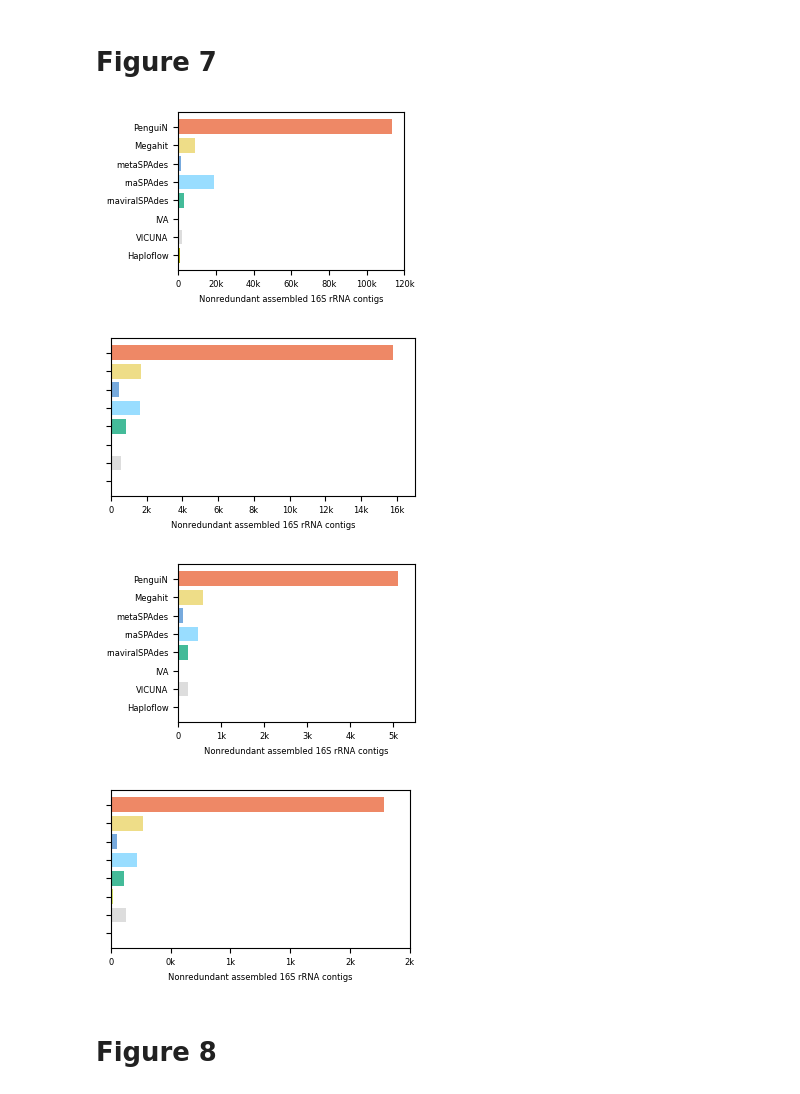
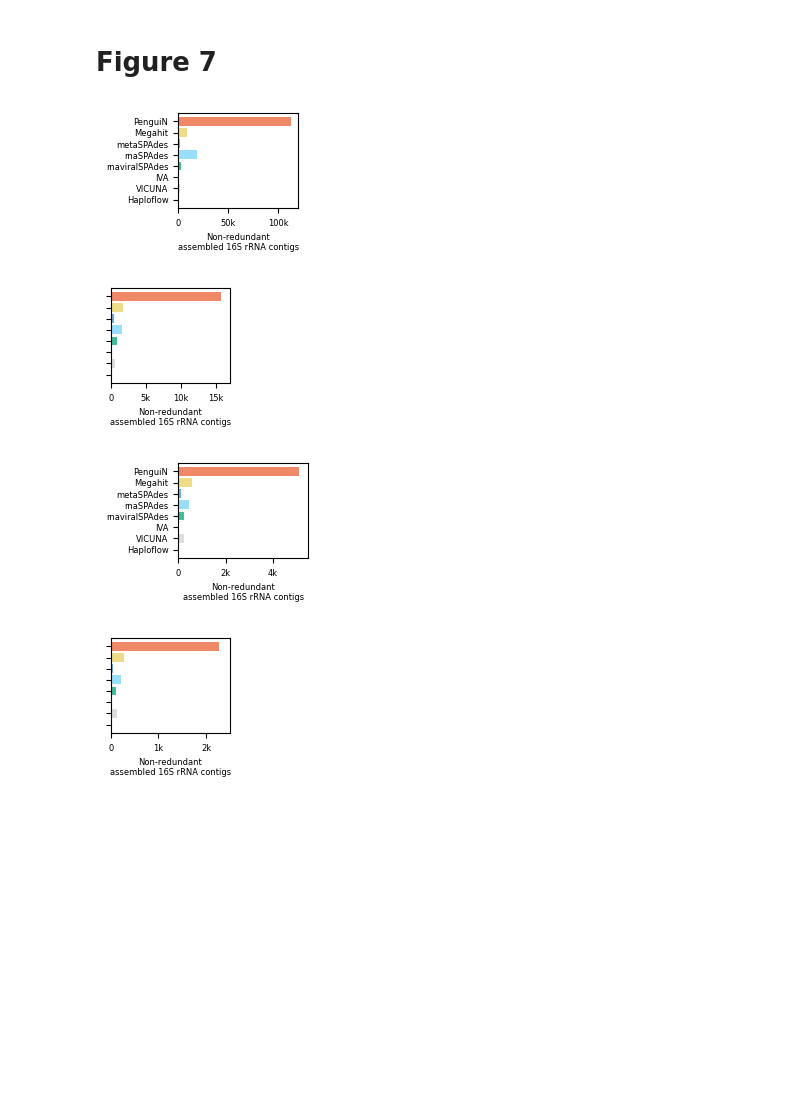
Before and after one commit to AnnSeidel/penguin-analysis, a Jupyter notebook: notebooks/metatranscriptomes_16S.ipynb, the cells around one changed output. Cells and saved outputs as stored; diff of their text form; code cells hidden in the pictures; blank space fills up the shorter version.

Commit message:
updated Figure 7 and corrected ylabel in Subfig 7E

```diff
--- a/notebooks/metatranscriptomes_16S.ipynb
+++ b/notebooks/metatranscriptomes_16S.ipynb
@@ -57,35 +57,36 @@ import matplotlib.ticker as tkr
 xfmt = tkr.FuncFormatter(numfmt)
 # %%
 # Figure 7 A
-
+figureSize=(5.6/2.54, 4.0/2.54)
 def plot_horizontal_50perccov_99clust(ax):
     assemblers0 = ("penguin", "megahit", "metaspades", "rnaspades",
      "rnaviralspades", "iva", "vicuna", "haploflow")
     assemblers = [label_dic[key] for key in assemblers0]
     rrnas_counts = (113196, 9123, 1713, 18933, 3203, 229, 2028, 1059)
 
     ax.barh(assemblers, rrnas_counts, align='center',
      color=[color_dic[key] for key in assemblers0])
     ax.invert_yaxis()
-    ax.set_xlabel('Nonredundant assembled 16S rRNA contigs')
+    ax.set_xlabel('Non-redundant\nassembled 16S rRNA contigs')
     #ax.tick_params(axis='both', which='major', labelsize=8)
     #ax.tick_params(axis='both', which='minor', labelsize=8)
     #ax.patch.set_edgecolor('black')
     #ax.patch.set_linewidth(1)
 
     #ax.xaxis.set_ticks(np.array([0, 20000, 50000, 70000, 100000]))
     ax.set_xlim(0, 120000)
 fig=plt.figure()
 #Set size
 plot_horizontal_50perccov_99clust(plt.gca())
 plt.gca().xaxis.set_major_formatter(xfmt)
 fig.set_size_inches(figureSize)
 fig.tight_layout()
 plt.savefig(outDir + "Fig_7_A.png", dpi=DPI, transparent=True)
 # %% [output]
-[figure, old version]
+[figure, new version]
 # %%
 # Figure 7 B
+figureSize=(3.6/2.54, 4.0/2.54)
 def plot_horizontal_silva_80perccov_99clust_silva50(ax):
 
     assemblers0 = ("penguin", "megahit", "metaspades", "rnaspades",
@@ -97,7 +98,7 @@ def plot_horizontal_silva_80perccov_99clust_silva50(ax):
      color=[color_dic[key] for key in assemblers0], linewidth=10)
     ax.invert_yaxis()
     ax.tick_params(labelleft=False)
-    ax.set_xlabel('Nonredundant assembled 16S rRNA contigs')
+    ax.set_xlabel('Non-redundant\nassembled 16S rRNA contigs')
 
     #ax.xaxis.set_ticks(np.array([0, 20000, 50000, 70000, 100000]))
     ax.set_xlim(0, 17000)
@@ -110,10 +111,10 @@ fig.set_size_inches(figureSize)
 fig.tight_layout()
 plt.savefig(outDir + "Fig_7_B.png", dpi=DPI, transparent=True)
 # %% [output]
-[figure, old version]
+[figure, new version]
 # %%
 # Figure 7 C
-
+figureSize=(5.6/2.54, 4.0/2.54)
 def plot_horizontal_silva_50perccov_99clust_silva80(ax):
 
     assemblers0 = ("penguin", "megahit", "metaspades", "rnaspades",
@@ -124,7 +125,7 @@ def plot_horizontal_silva_50perccov_99clust_silva80(ax):
     ax.barh(assemblers, rrnas_counts, align='center',
      color=[color_dic[key] for key in assemblers0])
     ax.invert_yaxis()
-    ax.set_xlabel('Nonredundant assembled 16S rRNA contigs')
+    ax.set_xlabel('Non-redundant\nassembled 16S rRNA contigs')
 
     #ax.xaxis.set_ticks(np.array([0, 20000, 50000, 70000, 100000]))
     ax.set_xlim(0, 5500)#
@@ -137,10 +138,10 @@ fig.set_size_inches(figureSize)
 fig.tight_layout()
 plt.savefig(outDir + "Fig_7_C.png", dpi=DPI, transparent=True)
 # %% [output]
-[figure, old version]
+[figure, new version]
 # %%
 # Figure 7 D
-
+figureSize=(3.6/2.54, 4.0/2.54)
 def plot_horizontal_50perccov_99clust_silva95(ax):
 
     assemblers0 = ("penguin", "megahit", "metaspades", "rnaspades",
@@ -152,7 +153,7 @@ def plot_horizontal_50perccov_99clust_silva95(ax):
      color=[color_dic[key] for key in assemblers0])
     ax.invert_yaxis()
     ax.tick_params(labelleft=False)
-    ax.set_xlabel('Nonredundant assembled 16S rRNA contigs')
+    ax.set_xlabel('Non-redundant\nassembled 16S rRNA contigs')
     ax.set_xlim(0, 2500)
 
 fig=plt.figure()
@@ -164,7 +165,5 @@ fig.set_size_inches(figureSize)
 fig.tight_layout()
 plt.savefig(outDir + "Fig_7_D.png", dpi=DPI, transparent=True)
 # %% [output]
-[figure, old version]
+[figure, new version]
-# %% [markdown]
-# Figure 8
 # %%
```
Also changed, not shown: parts of 3 cells of this notebook, 8 other files.
